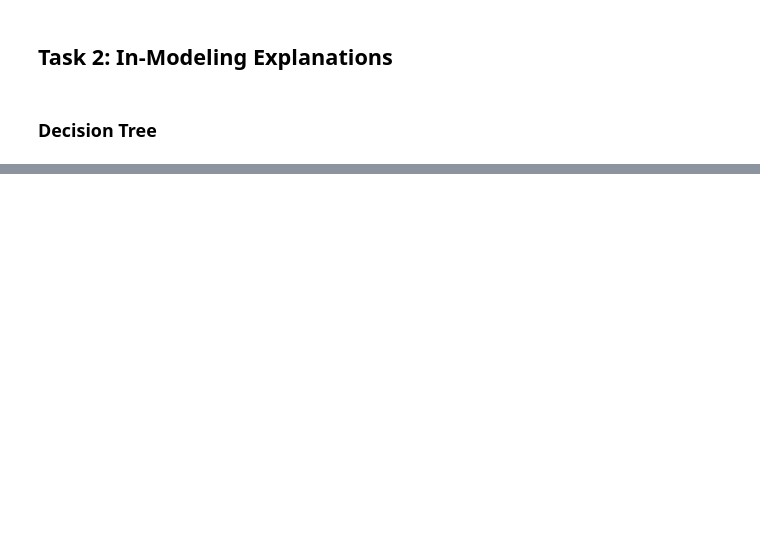
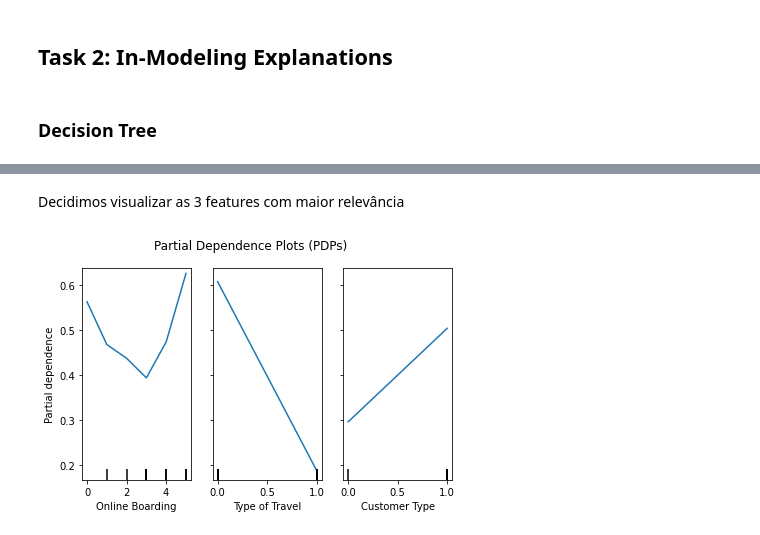
Before and after one commit to GBrochado/Airline-Passenger-Satisfaction-XAI, a Jupyter notebook: TAAC_Project2.ipynb, the cells around one changed output, grey strips where cells are left out. Cells and saved outputs as stored; diff of their text form; code cells hidden in the pictures; blank space fills up the shorter version.

```diff
--- a/TAAC_Project2.ipynb
+++ b/TAAC_Project2.ipynb
@@ -389,0 +615,20 @@ A partir do modelo treinado, analisar a importância global de cada variável (e
+# %% [markdown]
+Decidimos visualizar as 3 features com maior relevância
+# %%
+selected_features = [8, 1, 0]
+
+# Generate PDPs
+PartialDependenceDisplay.from_estimator(
+    model,
+    X_train2,
+    selected_features,
+    feature_names=feature_names,
+    grid_resolution=50,
+)
+
+# Display the plot
+plt.suptitle("Partial Dependence Plots (PDPs)")
+plt.tight_layout()
+plt.show()
+# %% [output]
+[figure, added]
```
Also changed, not shown: parts of 77 cells of this notebook.
